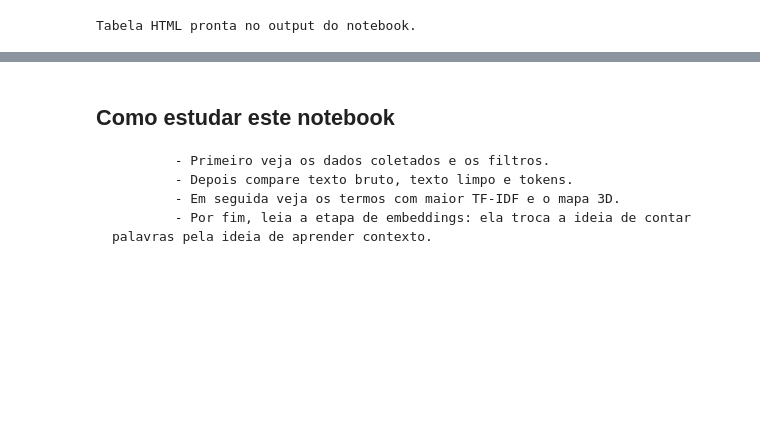
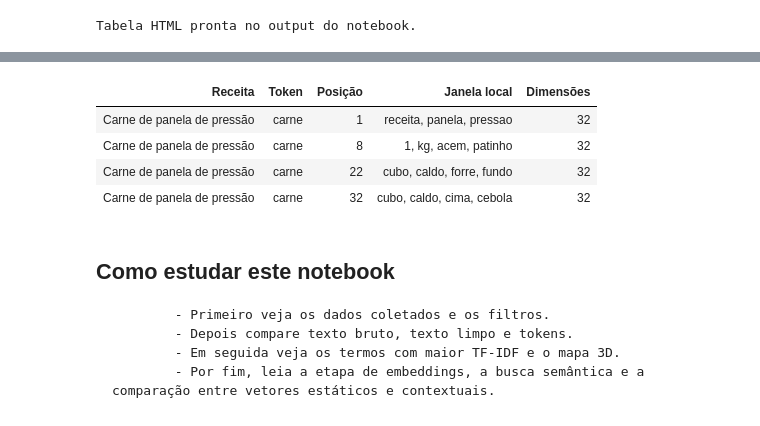
Before and after one commit to PHPacheco/Raspagem, a Jupyter notebook: notebooks/Trabalho PLN.ipynb, the cells around one changed output, grey strips where cells are left out. Cells and saved outputs as stored; diff of their text form; code cells hidden in the pictures; blank space fills up the shorter version.

Commit message:
Completa recursos de embeddings da aula 7

```diff
--- a/notebooks/Trabalho PLN.ipynb
+++ b/notebooks/Trabalho PLN.ipynb
@@ -314,7 +338,31 @@ Tabela HTML pronta no output do notebook.
+# %%
+connection = connect_database(DATABASE_PATH)
+            modelo_embeddings = load_latest_embedding_model(connection)
+            exemplos_contextuais = []
+            if modelo_embeddings and modelo_embeddings.documents:
+                documento = modelo_embeddings.documents[0]
+                ocorrencias = contextualize_tokens(documento.tokens, modelo_embeddings)
+                exemplos_contextuais = [
+                    {
+                        "token": item.token,
+                        "posição": item.position,
+                        "contexto": item.context,
+                        "dimensões": len(item.vector),
+                    }
+                    for item in ocorrencias[:8]
+                ]
+            connection.close()
+            display(HTML("Ocorrências contextualizadas já exibidas no output."))
+# %% [output]
+| Receita | Token | Posição | Janela local | Dimensões |
+| Carne de panela de pressão | carne | 1 | receita, panela, pressao | 32 |
+| Carne de panela de pressão | carne | 8 | 1, kg, acem, patinho | 32 |
+| Carne de panela de pressão | carne | 22 | cubo, caldo, forre, fundo | 32 |
+| Carne de panela de pressão | carne | 32 | cubo, caldo, cima, cebola | 32 |
 # %% [markdown]
 ## Como estudar este notebook
 
             - Primeiro veja os dados coletados e os filtros.
             - Depois compare texto bruto, texto limpo e tokens.
             - Em seguida veja os termos com maior TF-IDF e o mapa 3D.
-            - Por fim, leia a etapa de embeddings: ela troca a ideia de contar palavras pela ideia de aprender contexto.
+            - Por fim, leia a etapa de embeddings, a busca semântica e a comparação entre vetores estáticos e contextuais.
```
Also changed, not shown: parts of 5 cells of this notebook, 3 other files.
